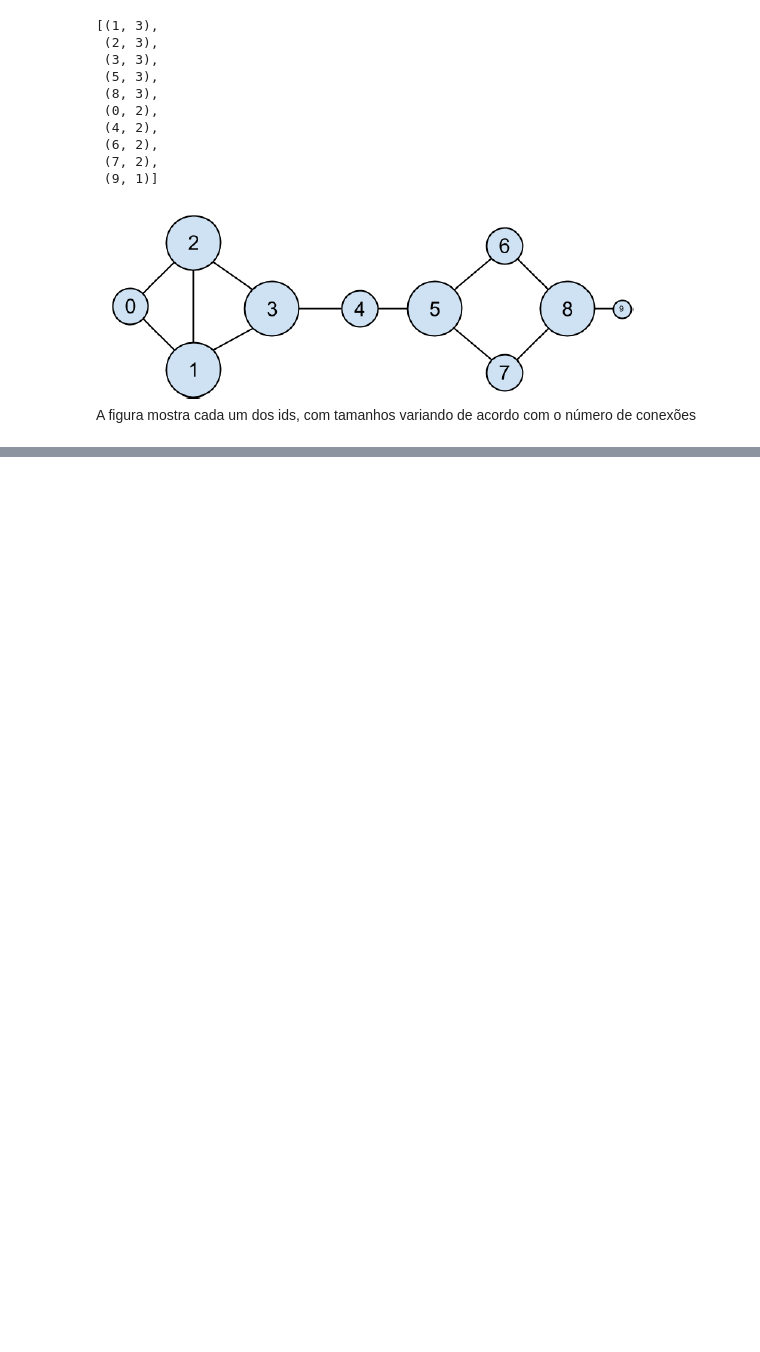
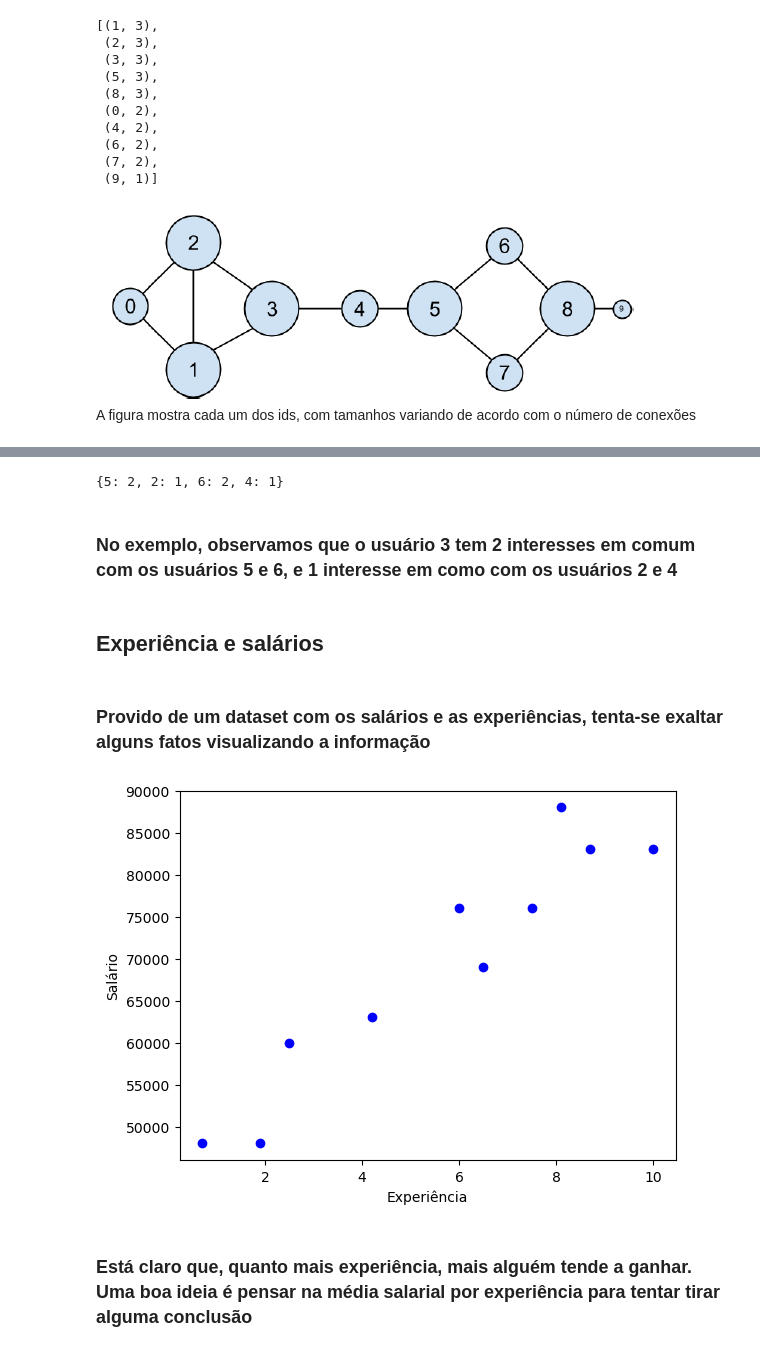
Before and after one commit to thiagocaveglion/data_science_from_scratch, a Jupyter notebook: capitulo 1/capitulo_1.ipynb, the cells around one changed output, grey strips where cells are left out. Cells and saved outputs as stored; diff of their text form; code cells hidden in the pictures; blank space fills up the shorter version.

```diff
--- a/capitulo 1/capitulo_1.ipynb
+++ b/capitulo 1/capitulo_1.ipynb
@@ -80,0 +177,28 @@ A figura mostra cada um dos ids, com tamanhos variando de acordo com o número d
+# %%
+print(mais_interesses_em_comum_com(usuarios[3], interesses_por_id_de_usuario, ids_de_usuario_por_interesse))
+# %% [output]
+{5: 2, 2: 1, 6: 2, 4: 1}
+# %% [markdown]
+### No exemplo, observamos que o usuário 3 tem 2 interesses em comum com os usuários 5 e 6, e 1 interesse em como com os usuários 2 e 4
+# %% [markdown]
+## Experiência e salários
+# %% [markdown]
+### Provido de um dataset com os salários e as experiências, tenta-se exaltar alguns fatos visualizando a informação
+# %%
+salarios_e_experiencias = [(83000, 8.7), (88000, 8.1),
+    (48000, 0.7), (76000, 6),
+    (69000, 6.5), (76000, 7.5),
+    (60000, 2.5), (83000, 10),
+    (48000, 1.9), (63000, 4.2)]
+# %%
+import matplotlib.pyplot as plt
+import pandas as pd
+salarios_e_experiencias.sort(key = lambda x: x[1])
+plt.scatter([x[1] for x in salarios_e_experiencias], [y[0] for y in salarios_e_experiencias], color = "blue")
+plt.xlabel("Experiência")
+plt.ylabel("Salário")
+plt.show()
+# %% [output]
+[figure, added]
+# %% [markdown]
+### Está claro que, quanto mais experiência, mais alguém tende a ganhar. Uma boa ideia é pensar na média salarial por experiência para tentar tirar alguma conclusão
```
Also changed, not shown: parts of 19 cells of this notebook.
